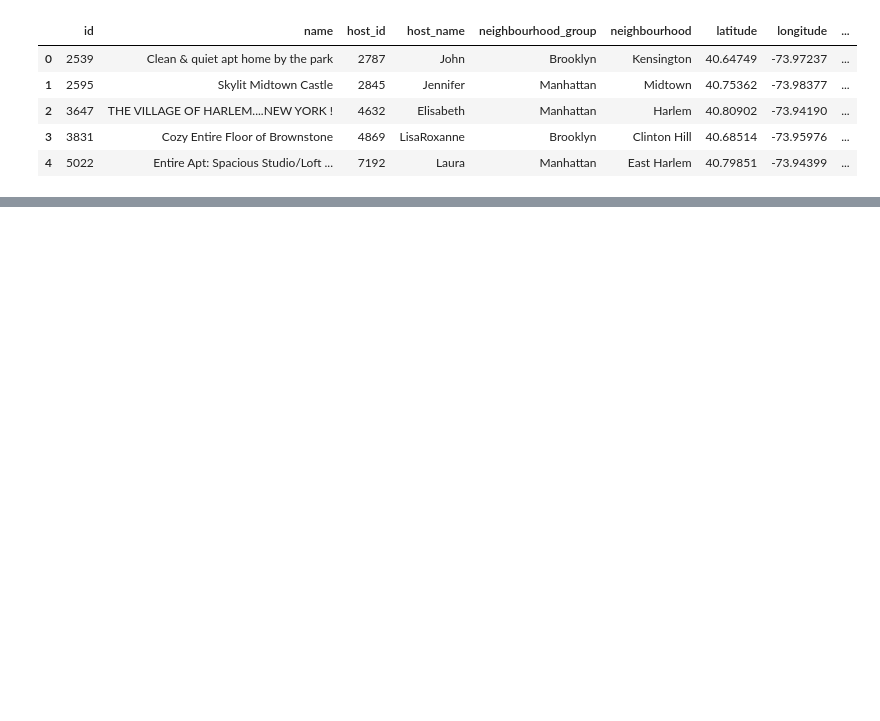
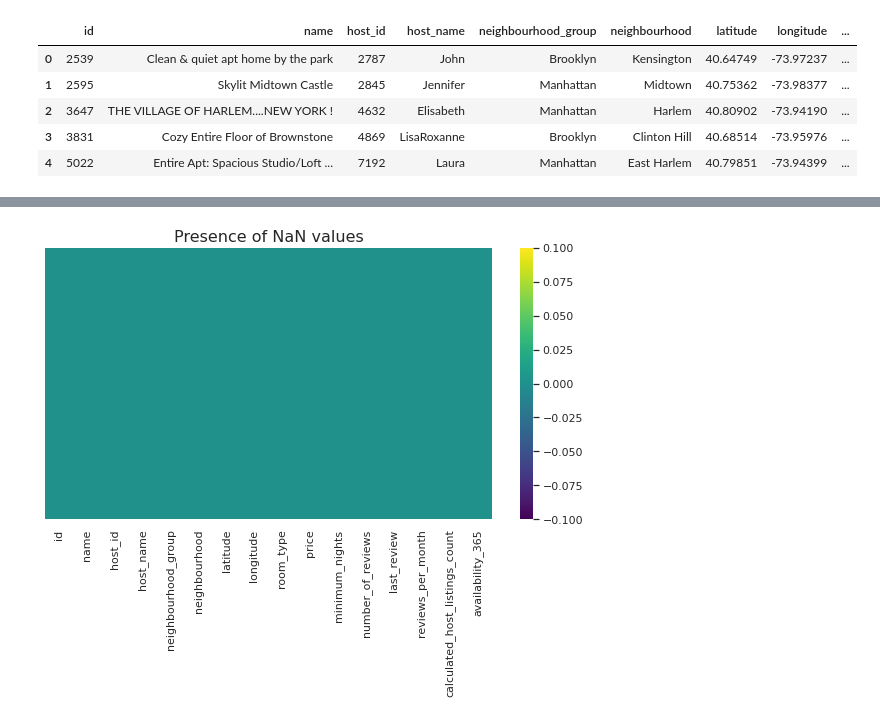
Before and after one commit to itsaniketrathod/Capstone-Project-EDA, a Jupyter notebook: AirBnB_Booking_Analysis.ipynb, the cells around one changed output, grey strips where cells are left out. Cells and saved outputs as stored; diff of their text form; code cells hidden in the pictures; blank space fills up the shorter version.

```diff
--- a/AirBnB_Booking_Analysis.ipynb
+++ b/AirBnB_Booking_Analysis.ipynb
@@ -123,0 +134,9 @@ sns.heatmap(airbnb_df.isnull(),yticklabels=False,cbar=False,cmap='nipy_spectral'
+# %%
+# Filling the NaN values
+airbnb_df['name'].fillna('Unavailable',inplace= True)
+airbnb_df['host_name'].fillna('Unavailable',inplace= True)
+airbnb_df['last_review'].fillna('2019-12-31',inplace = True)
+airbnb_df['reviews_per_month'].fillna(0.0, inplace = True)
+# %%
+# Correcting date format in 'last_review' column
+airbnb_df['last_review'] = pd.to_datetime(airbnb_df['last_review'])
@@ -123,0 +164,8 @@ sns.heatmap(airbnb_df.isnull(),yticklabels=False,cbar=False,cmap='nipy_spectral'
+# %%
+# Representing NaN values in heatmap
+plt.figure(figsize=(10,5))
+sns.heatmap(airbnb_df.isnull(),yticklabels=False,cmap='viridis')
+plt.title("Presence of NaN values", size=16)
+plt.show()
+# %% [output]
+[figure, added]
```
Also changed, not shown: parts of 23 cells of this notebook.
